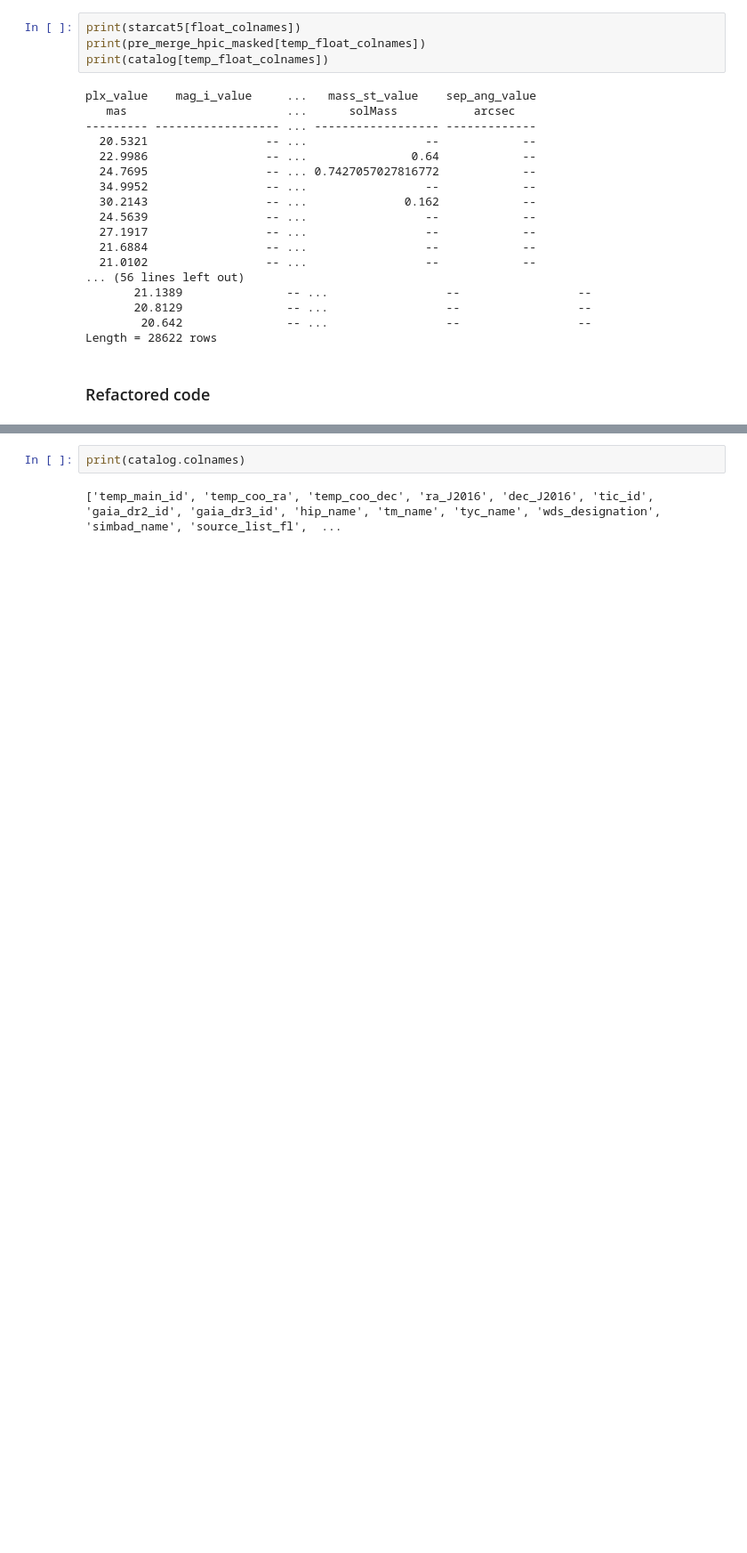
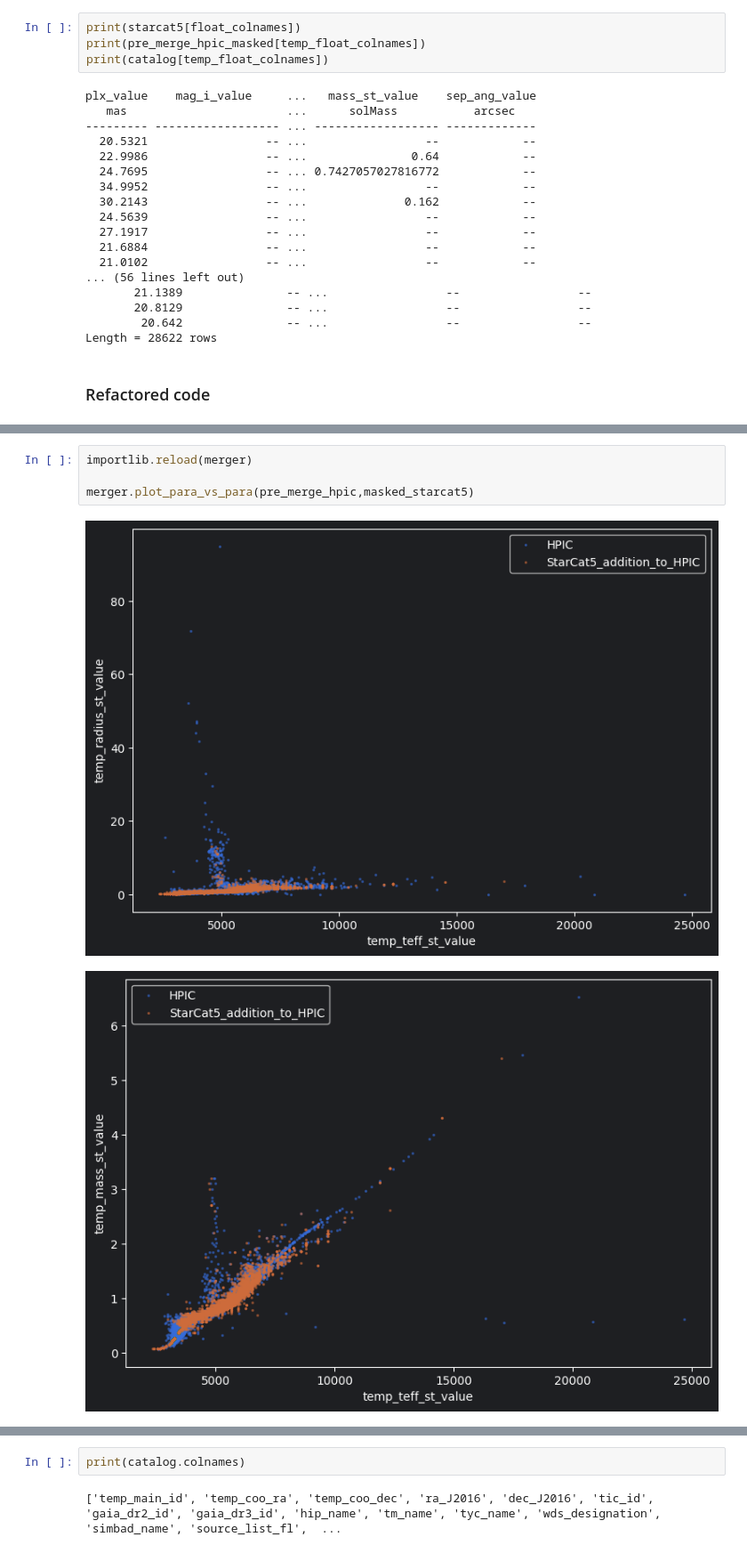
Before and after one commit to fmenti/life_td, a Jupyter notebook: data_generation/life_td_data_generation/catalog/starcat5_merger/NewProject.ipynb, the cells around one changed output, grey strips where cells are left out. Shown at 89% size. Saved outputs shown, nothing was run; the diff lists cells and outputs as text; blank space fills up the shorter version.

```diff
--- a/data_generation/life_td_data_generation/catalog/starcat5_merger/NewProject.ipynb
+++ b/data_generation/life_td_data_generation/catalog/starcat5_merger/NewProject.ipynb
@@ -240,0 +303,7 @@ Length = 28819 rows
+# %%
+importlib.reload(merger)
+
+merger.plot_para_vs_para(pre_merge_hpic,masked_starcat5)
+# %% [output]
+[figure, added]
+[figure, added]
```
Also changed, not shown: parts of 15 cells of this notebook, 1 other file.
